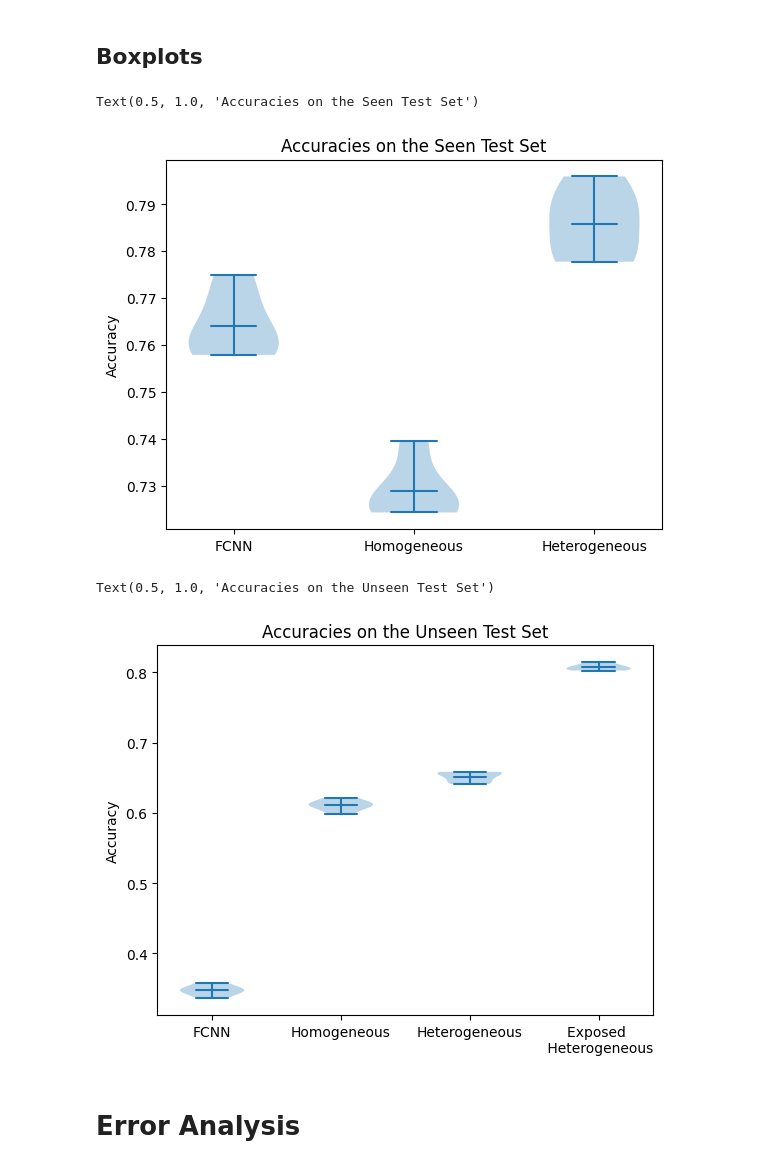
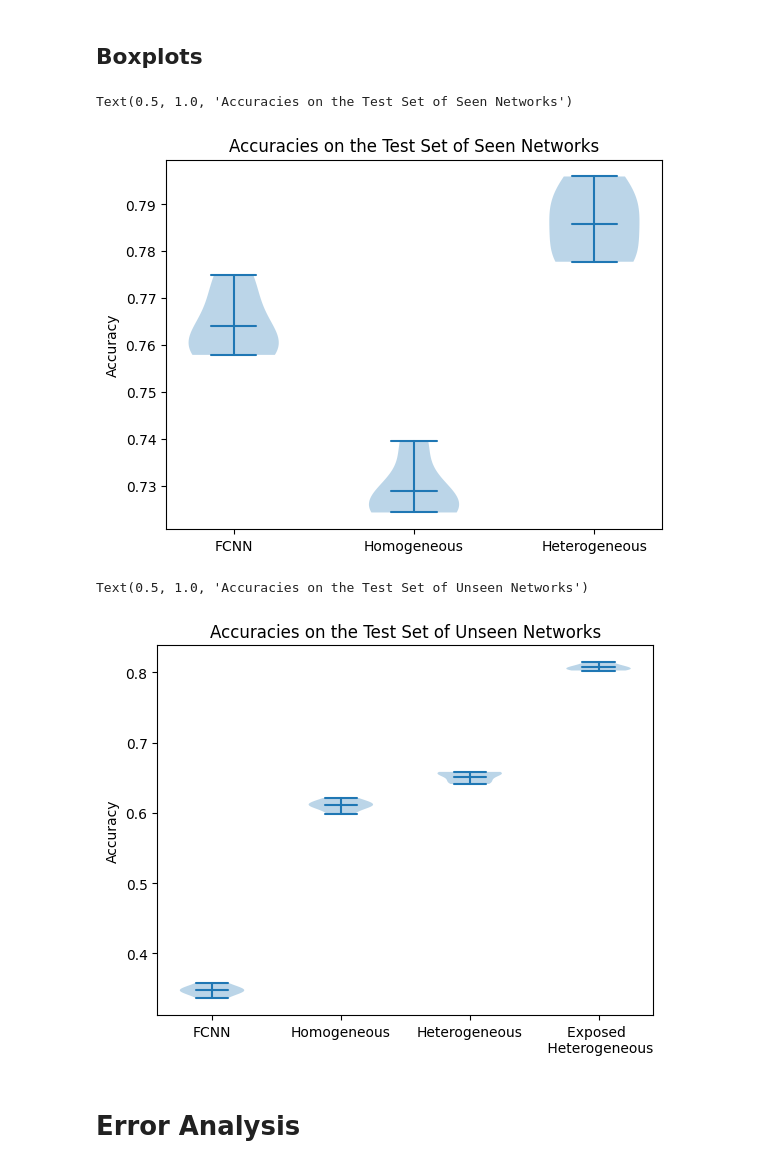
Before and after one commit to MatthijsdeJ/GNN_PN_Operation_MSc_Thesis, a Jupyter notebook: evaluation.ipynb, the cells around one changed output. Saved outputs shown, nothing was run; the diff lists cells and outputs as text; code cells hidden in the pictures.

```diff
--- a/evaluation.ipynb
+++ b/evaluation.ipynb
@@ -369,22 +361,22 @@ print(std_accuracy)
 # %%
 import matplotlib.pyplot as plt
 import numpy as np
 
 seen_fcnn_accs = [0.7748490060397584, 0.7578896844126235, 0.7677292908283668, 0.7593296268149274, 0.7609695612175513]
 #unseen_fcnn_accs = [0.3449386985224772, 0.3489468720528136, 0.34855391386356493,0.3362150267211569, 0.35853505187048096]
 seen_homo_accs = [0.7254509819607216, 0.7299708011679533, 0.7242510299588016, 0.7251709931602736,0.7394504219831207]
 seen_hetero_accs = [0.7959681612735491, 0.7900483980640775, 0.7868085276588936, 0.7786488540458382, 0.7777688892444302]
 
 plt.violinplot([seen_fcnn_accs, seen_homo_accs, seen_hetero_accs],
               showmeans=True)
 plt.gca().set_xticks([1, 2, 3])
 plt.gca().set_xticklabels(['FCNN', 'Homogeneous', 'Heterogeneous'])
 plt.ylabel('Accuracy')
-plt.title('Accuracies on the Seen Test Set')
+plt.title('Accuracies on the Test Set of Seen Networks')
            #labels=≈)
 # %% [output]
-Text(0.5, 1.0, 'Accuracies on the Seen Test Set')
+Text(0.5, 1.0, 'Accuracies on the Test Set of Seen Networks')
-[figure, old version]
+[figure, new version]
 # %%
 unseen_fcnn_accs = [0.3449386985224772, 0.3489468720528136, 0.34855391386356493, 0.3362150267211569, 0.35853505187048096]
 unseen_homo_accs = [0.6087708267840302, 0.6119930839358693, 0.5985539138635649, 0.6211097139264382, 0.6128575919522162]
@@ -396,10 +388,10 @@ plt.violinplot([unseen_fcnn_accs, unseen_homo_accs, unseen_hetero_accs, exposed_
 plt.gca().set_xticks([1, 2, 3, 4])
 plt.gca().set_xticklabels(['FCNN', 'Homogeneous', 'Heterogeneous', 'Exposed \n Heterogeneous'])
 plt.ylabel('Accuracy')
-plt.title('Accuracies on the Unseen Test Set')
+plt.title('Accuracies on the Test Set of Unseen Networks')
 # %% [output]
-Text(0.5, 1.0, 'Accuracies on the Unseen Test Set')
+Text(0.5, 1.0, 'Accuracies on the Test Set of Unseen Networks')
-[figure, old version]
+[figure, new version]
 # %% [markdown]
 # Error Analysis
 # %%
```
Also changed, not shown: parts of 27 cells of this notebook, 2 other files.
